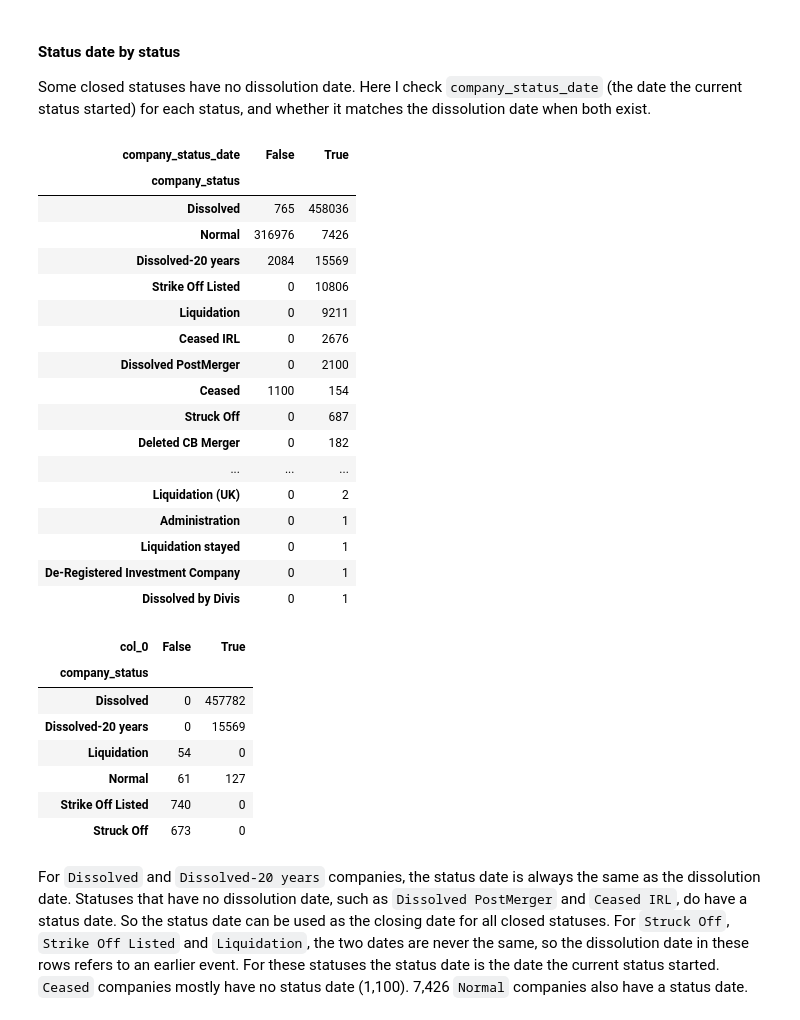
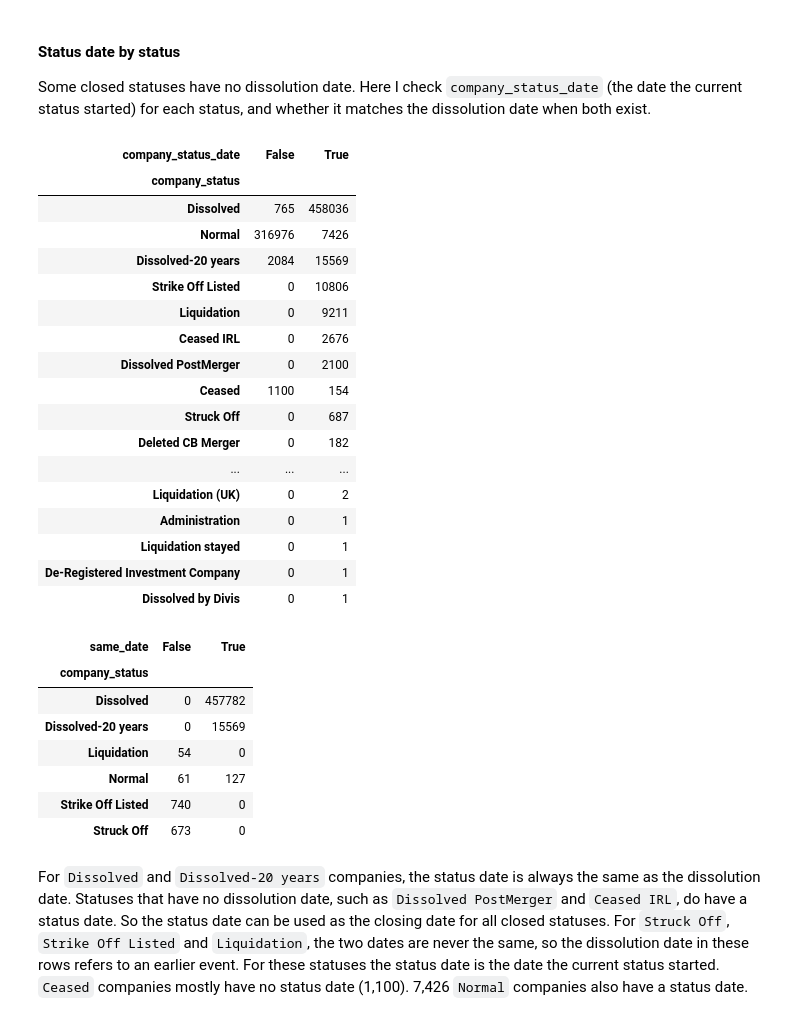
Before and after one commit to temulenbd/irish-company-survival-analysis, a Jupyter notebook: notebooks/1_data_preparation.ipynb, the cells around one changed output. Drawn from its saved outputs; the diff is of its cells as text; code cells hidden in the pictures.

```diff
--- a/notebooks/1_data_preparation.ipynb
+++ b/notebooks/1_data_preparation.ipynb
@@ -393,35 +396,35 @@ Some closed statuses have no dissolution date. Here I check `company_status_date
 # %%
 # True when the company has a status date
 has_status_date = companies["company_status_date"].notna()
 
 # Number of companies per status, with (True) and without (False) a status date
 status_date_by_status = pd.crosstab(status, has_status_date)
 display(status_date_by_status.loc[status.value_counts().index])
 
 # For companies with both dates: is the status date the same as the dissolution date?
 both_dates = has_dissolved_date & has_status_date
-same_date = companies["company_status_date"] == companies["comp_dissolved_date"]
+same_date = (companies["comp_dissolved_date"] == companies["company_status_date"]).rename("same_date")
 display(pd.crosstab(status[both_dates], same_date[both_dates]))
 # %% [output]
 | company_status_date | False | True |
 | company_status |  |  |
 | Dissolved | 765 | 458036 |
 | Normal | 316976 | 7426 |
 | Dissolved-20 years | 2084 | 15569 |
 | Strike Off Listed | 0 | 10806 |
 | Liquidation | 0 | 9211 |
 | Ceased IRL | 0 | 2676 |
 | Dissolved PostMerger | 0 | 2100 |
 | Ceased | 1100 | 154 |
 | Struck Off | 0 | 687 |
 | Deleted CB Merger | 0 | 182 |
 | ... | ... | ... |
 | Liquidation (UK) | 0 | 2 |
 | Administration | 0 | 1 |
 | Liquidation stayed | 0 | 1 |
 | De-Registered Investment Company | 0 | 1 |
 | Dissolved by Divis | 0 | 1 |
-| col_0 | False | True |
+| same_date | False | True |
 | company_status |  |  |
 | Dissolved | 0 | 457782 |
 | Dissolved-20 years | 0 | 15569 |
```
Also changed, not shown: parts of 40 cells of this notebook, 1 other file.
